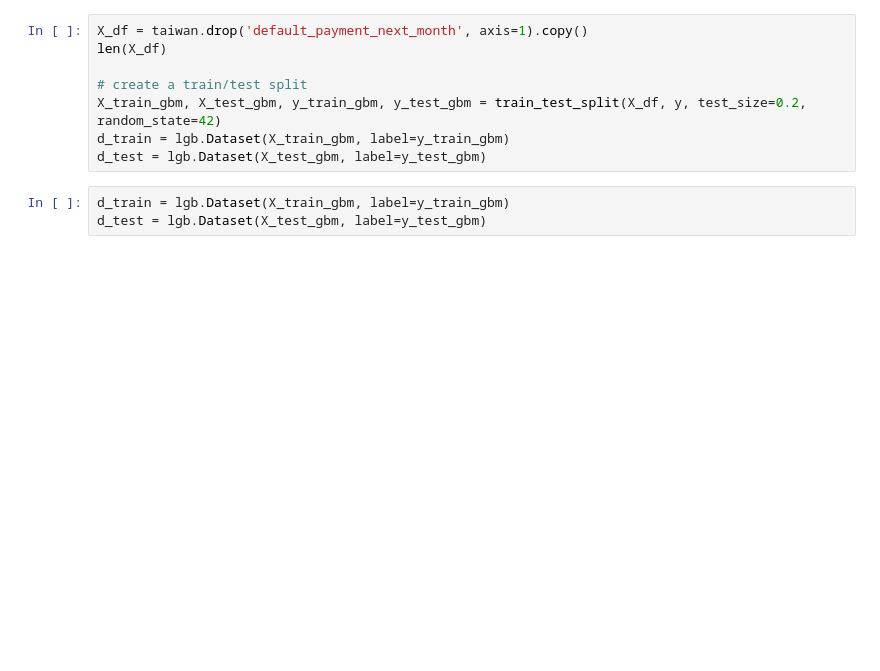
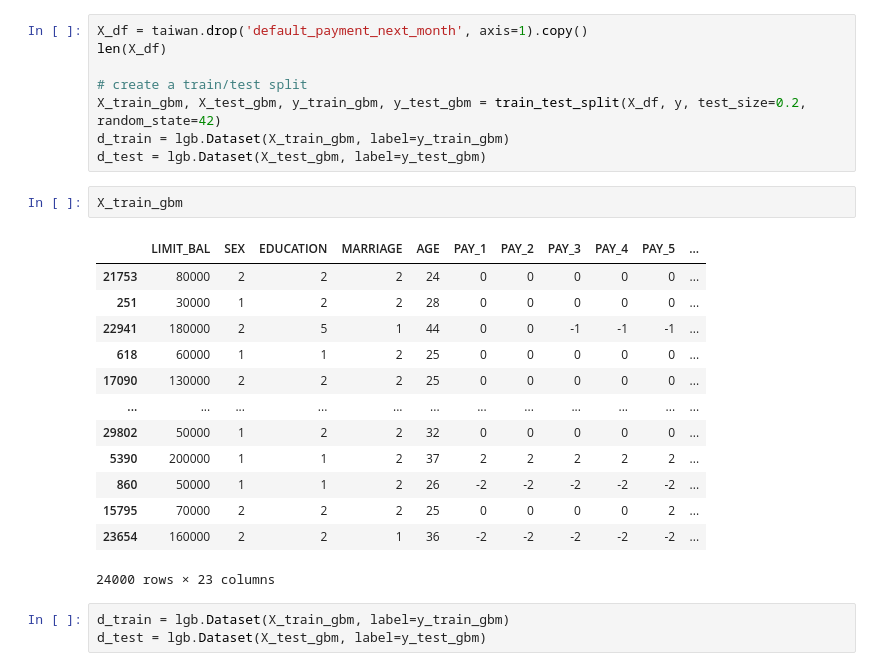
Before and after one commit to ivanurielricardo/EBC4257-Machine-Learning, a Jupyter notebook: final_project/final_project.ipynb, the cells around one changed output. Drawn from its saved outputs; the diff is of its cells as text; blank space fills up the shorter version.

```diff
--- a/final_project/final_project.ipynb
+++ b/final_project/final_project.ipynb
@@ -561,6 +561,22 @@ len(X_df)
 X_train_gbm, X_test_gbm, y_train_gbm, y_test_gbm = train_test_split(X_df, y, test_size=0.2, random_state=42)
 d_train = lgb.Dataset(X_train_gbm, label=y_train_gbm)
 d_test = lgb.Dataset(X_test_gbm, label=y_test_gbm)
+# %%
+X_train_gbm
+# %% [output]
+|  | LIMIT_BAL | SEX | EDUCATION | MARRIAGE | AGE | PAY_1 | PAY_2 | PAY_3 | PAY_4 | PAY_5 | ... |
+| 21753 | 80000 | 2 | 2 | 2 | 24 | 0 | 0 | 0 | 0 | 0 | ... |
+| 251 | 30000 | 1 | 2 | 2 | 28 | 0 | 0 | 0 | 0 | 0 | ... |
+| 22941 | 180000 | 2 | 5 | 1 | 44 | 0 | 0 | -1 | -1 | -1 | ... |
+| 618 | 60000 | 1 | 1 | 2 | 25 | 0 | 0 | 0 | 0 | 0 | ... |
+| 17090 | 130000 | 2 | 2 | 2 | 25 | 0 | 0 | 0 | 0 | 0 | ... |
+| ... | ... | ... | ... | ... | ... | ... | ... | ... | ... | ... | ... |
+| 29802 | 50000 | 1 | 2 | 2 | 32 | 0 | 0 | 0 | 0 | 0 | ... |
+| 5390 | 200000 | 1 | 1 | 2 | 37 | 2 | 2 | 2 | 2 | 2 | ... |
+| 860 | 50000 | 1 | 1 | 2 | 26 | -2 | -2 | -2 | -2 | -2 | ... |
+| 15795 | 70000 | 2 | 2 | 2 | 25 | 0 | 0 | 0 | 0 | 2 | ... |
+| 23654 | 160000 | 2 | 2 | 1 | 36 | -2 | -2 | -2 | -2 | -2 | ... |
+24000 rows × 23 columns
 # %%
 d_train = lgb.Dataset(X_train_gbm, label=y_train_gbm)
 d_test = lgb.Dataset(X_test_gbm, label=y_test_gbm)
```
Also changed, not shown: parts of 11 cells of this notebook, 5 other files.
